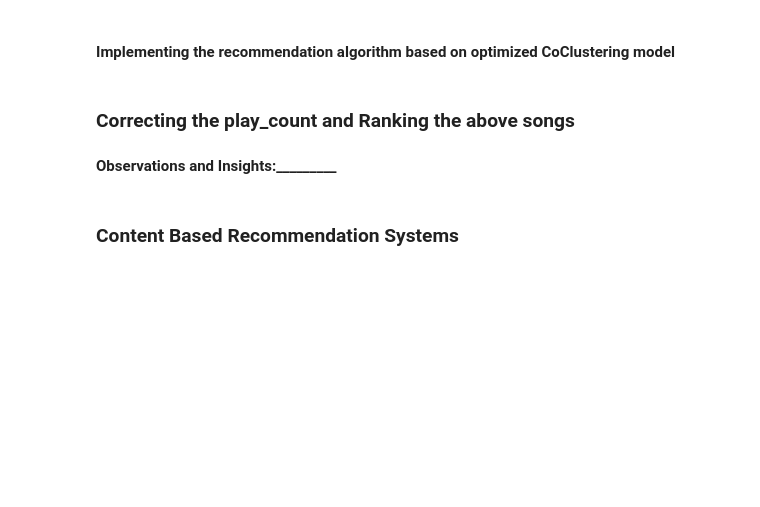
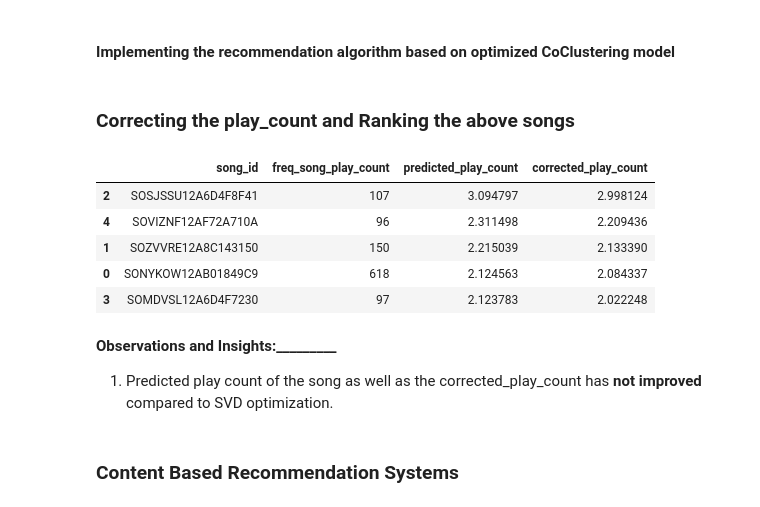
Before and after one commit to ravi0dubey/Music_Recommendation_System, a Jupyter notebook: Music_Recommendation_System_Full_Code.ipynb, the cells around one changed output. Saved outputs shown, nothing was run; the diff lists cells and outputs as text; code cells hidden in the pictures; blank space fills up the shorter version.

```diff
--- a/Music_Recommendation_System_Full_Code.ipynb
+++ b/Music_Recommendation_System_Full_Code.ipynb
@@ -1287,7 +1347,7 @@ print(gs.best_params['rmse'])
 **Think About It**: How do the parameters affect the performance of the model? Can we improve the performance of the model further? Check the available hyperparameters [here](https://surprise.readthedocs.io/en/stable/co_clustering.html).
 # %%
 # Train the tuned Coclustering algorithm
-clust_tuned = CoClustering(n_cltr_u = 3, n_cltr_i = 3, n_epochs = 40, random_state = 1)
+clust_tuned = CoClustering(n_cltr_u = 3, n_cltr_i = 3, n_epochs = 30, random_state = 1)
 
 # Training the algorithm on the train set
 clust_tuned.fit(trainset)
@@ -1318,12 +1389,22 @@ clust_tuned.predict(6958, 3232, verbose = True)
 #### Implementing the recommendation algorithm based on optimized CoClustering model
 # %%
 # Getting top 5 recommendations for user_id 6958 using "Co-clustering based optimized" algorithm
+recommendations = get_recommendations(df_final, '17aa9f6dbdf753831da8f38c71b66b64373de613', 5, clust_tuned)
 # %% [markdown]
 ### Correcting the play_count and Ranking the above songs
 # %%
 # Ranking songs based on the above recommendations
+ranking_songs(recommendations, final_song_play_count)
+# %% [output]
+|  | song_id | freq_song_play_count | predicted_play_count | corrected_play_count |
+| 2 | SOSJSSU12A6D4F8F41 | 107 | 3.094797 | 2.998124 |
+| 4 | SOVIZNF12AF72A710A | 96 | 2.311498 | 2.209436 |
+| 1 | SOZVVRE12A8C143150 | 150 | 2.215039 | 2.133390 |
+| 0 | SONYKOW12AB01849C9 | 618 | 2.124563 | 2.084337 |
+| 3 | SOMDVSL12A6D4F7230 | 97 | 2.123783 | 2.022248 |
-# %% [markdown]
-**Observations and Insights:_________**
+# %% [markdown]
+**Observations and Insights:_________**
+1. Predicted play count of the song as well as the corrected_play_count has **not improved** compared to SVD optimization.
 # %% [markdown]
 ### Content Based Recommendation Systems
 # %% [markdown]
```
Also changed, not shown: parts of 32 cells of this notebook.
